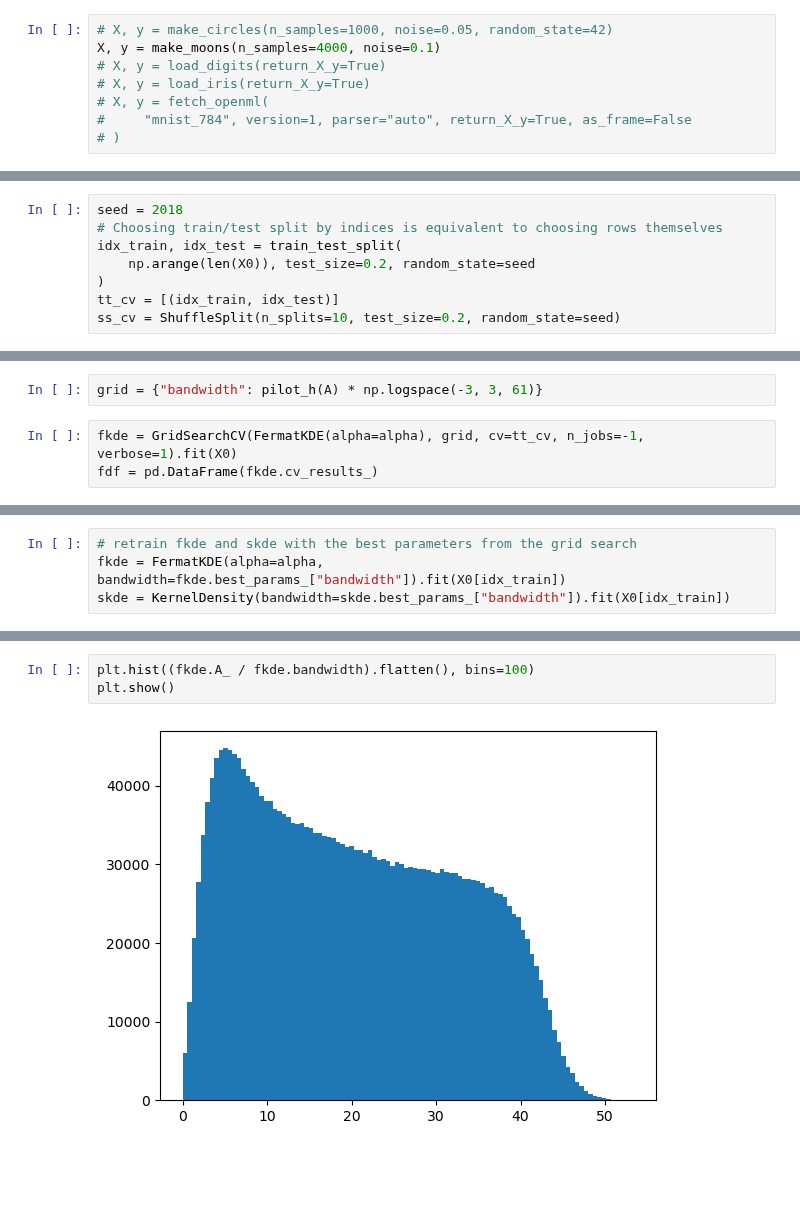
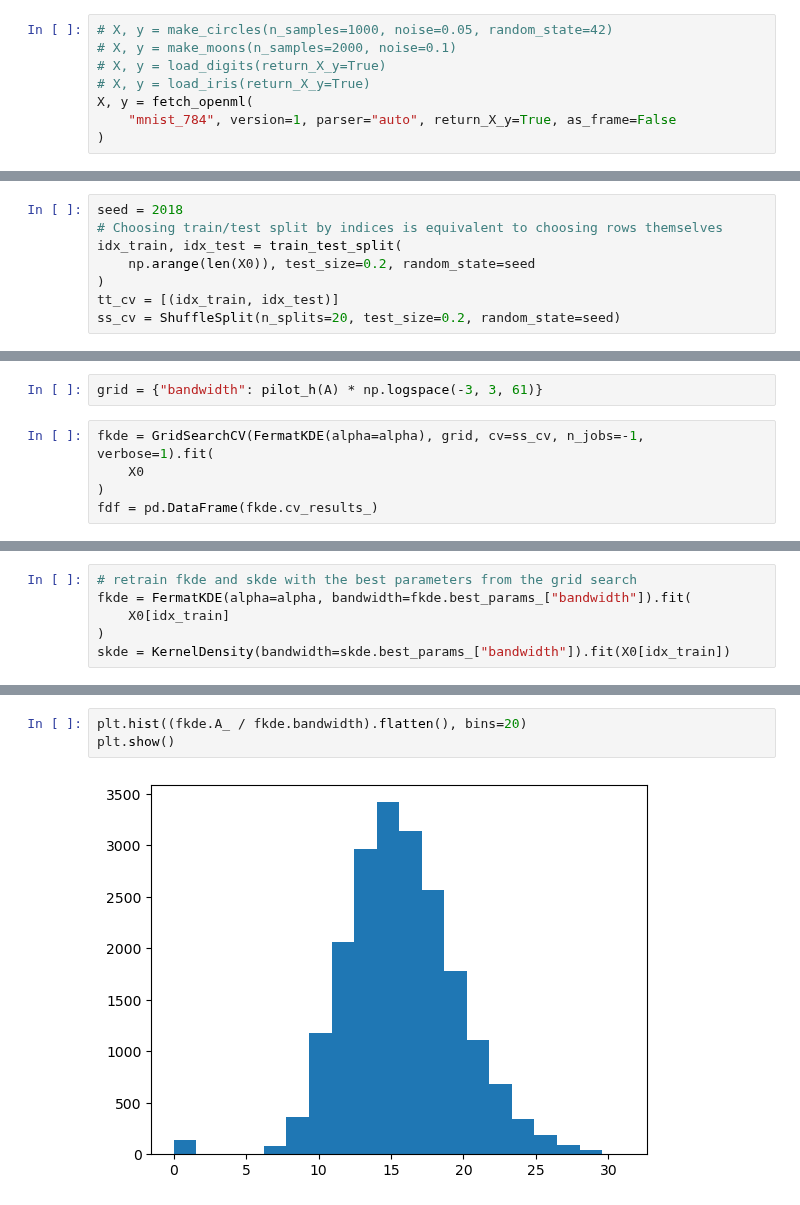
Before and after one commit to capitantoto/fermat, a Jupyter notebook: notebooks/07. FermatKDE y FermatKDClassifier.ipynb, the cells around one changed output, grey strips where cells are left out. Saved outputs shown, nothing was run; the diff lists cells and outputs as text; blank space fills up the shorter version.

```diff
--- a/notebooks/07. FermatKDE y FermatKDClassifier.ipynb
+++ b/notebooks/07. FermatKDE y FermatKDClassifier.ipynb
@@ -178,12 +176,12 @@ class OOSFermatKDE:
         return np.log(densities) if log else densities
 # %%
 # X, y = make_circles(n_samples=1000, noise=0.05, random_state=42)
-X, y = make_moons(n_samples=4000, noise=0.1)
+# X, y = make_moons(n_samples=2000, noise=0.1)
 # X, y = load_digits(return_X_y=True)
 # X, y = load_iris(return_X_y=True)
-# X, y = fetch_openml(
-#     "mnist_784", version=1, parser="auto", return_X_y=True, as_frame=False
-# )
+X, y = fetch_openml(
+    "mnist_784", version=1, parser="auto", return_X_y=True, as_frame=False
+)
 # %%
 X.shape, np.unique(y)
 # %% [output]
@@ -218,7 +224,7 @@ idx_train, idx_test = train_test_split(
     np.arange(len(X0)), test_size=0.2, random_state=seed
 )
 tt_cv = [(idx_train, idx_test)]
-ss_cv = ShuffleSplit(n_splits=10, test_size=0.2, random_state=seed)
+ss_cv = ShuffleSplit(n_splits=20, test_size=0.2, random_state=seed)
 # %%
 alpha = 1
 A = sample_fermat(X0[idx_train], alpha)
@@ -246,6 +235,8 @@ pilot_h(A)
 # %%
 grid = {"bandwidth": pilot_h(A) * np.logspace(-3, 3, 61)}
 # %%
-fkde = GridSearchCV(FermatKDE(alpha=alpha), grid, cv=tt_cv, n_jobs=-1, verbose=1).fit(X0)
+fkde = GridSearchCV(FermatKDE(alpha=alpha), grid, cv=ss_cv, n_jobs=-1, verbose=1).fit(
+    X0
+)
 fdf = pd.DataFrame(fkde.cv_results_)
 # %% [output]
@@ -430,4 +349,6 @@ fkde.best_params_, fkde.best_score_, skde.best_params_, skde.best_score_
 # %%
 # retrain fkde and skde with the best parameters from the grid search
-fkde = FermatKDE(alpha=alpha, bandwidth=fkde.best_params_["bandwidth"]).fit(X0[idx_train])
+fkde = FermatKDE(alpha=alpha, bandwidth=fkde.best_params_["bandwidth"]).fit(
+    X0[idx_train]
+)
 skde = KernelDensity(bandwidth=skde.best_params_["bandwidth"]).fit(X0[idx_train])
@@ -492,8 +390,8 @@ max        0.466378
 dtype: float64
 # %%
-plt.hist((fkde.A_ / fkde.bandwidth).flatten(), bins=100)
+plt.hist((fkde.A_ / fkde.bandwidth).flatten(), bins=20)
 plt.show()
 # %% [output]
-[figure, old version]
+[figure, new version]
 # %%
 # pd.options.display.float_format = "{:.2e}".format
```
Also changed, not shown: parts of 77 cells of this notebook.
